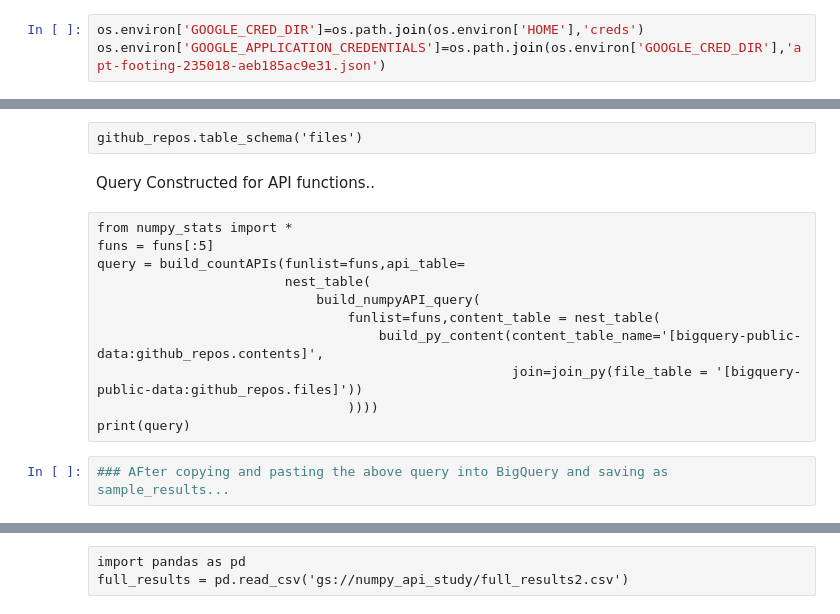
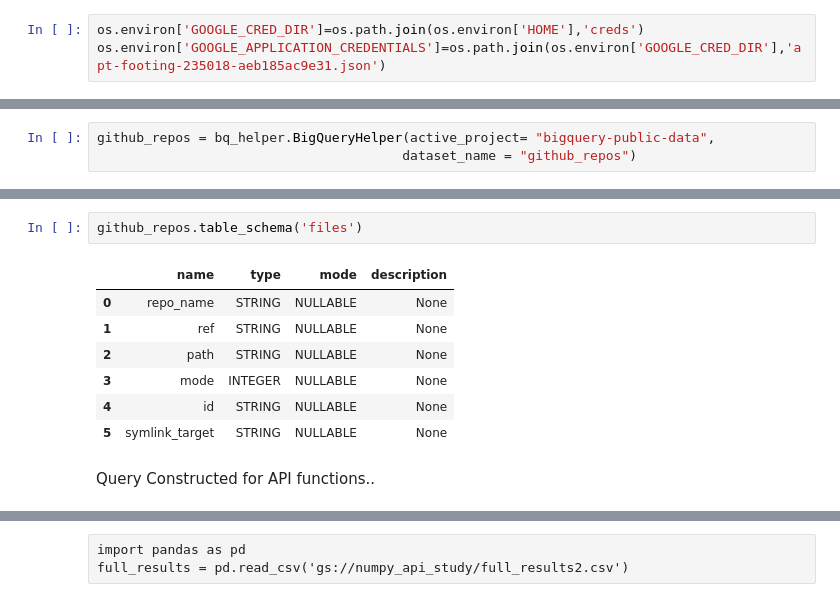
Before and after one commit to mpeaton/api_stats, a Jupyter notebook: numpy_api_stats/numpy_stats.ipynb, the cells around one changed output, grey strips where cells are left out. Cells and saved outputs as stored; diff of their text form.

```diff
--- a/numpy_api_stats/numpy_stats.ipynb
+++ b/numpy_api_stats/numpy_stats.ipynb
@@ -14,2 +11,5 @@ github_repos = bq_helper.BigQueryHelper(active_project= "bigquery-public-data",
+# %%
+github_repos = bq_helper.BigQueryHelper(active_project= "bigquery-public-data",
+                                       dataset_name = "github_repos")
 # %%
 github_repos.list_tables()
@@ -19,17 +43,12 @@ api_results = bq_helper.BigQueryHelper(active_project= "apt-footing-235018",
-# %% [raw]
-github_repos.table_schema('files')
+# %%
+github_repos.table_schema('files')
+# %% [output]
+|  | name | type | mode | description |
+| 0 | repo_name | STRING | NULLABLE | None |
+| 1 | ref | STRING | NULLABLE | None |
+| 2 | path | STRING | NULLABLE | None |
+| 3 | mode | INTEGER | NULLABLE | None |
+| 4 | id | STRING | NULLABLE | None |
+| 5 | symlink_target | STRING | NULLABLE | None |
 # %% [markdown]
 Query Constructed for API functions..
-# %% [raw]
-from numpy_stats import *
-funs = funs[:5]
-query = build_countAPIs(funlist=funs,api_table=
-                        nest_table(
-                            build_numpyAPI_query(
-                                funlist=funs,content_table = nest_table(
-                                    build_py_content(content_table_name='[bigquery-public-data:github_repos.contents]',
-                                                     join=join_py(file_table = '[bigquery-public-data:github_repos.files]'))
-                                ))))
-print(query)
-# %%
-### AFter copying and pasting the above query into BigQuery and saving as sample_results...
```
Also changed, not shown: parts of 24 cells of this notebook, 2 other files.
